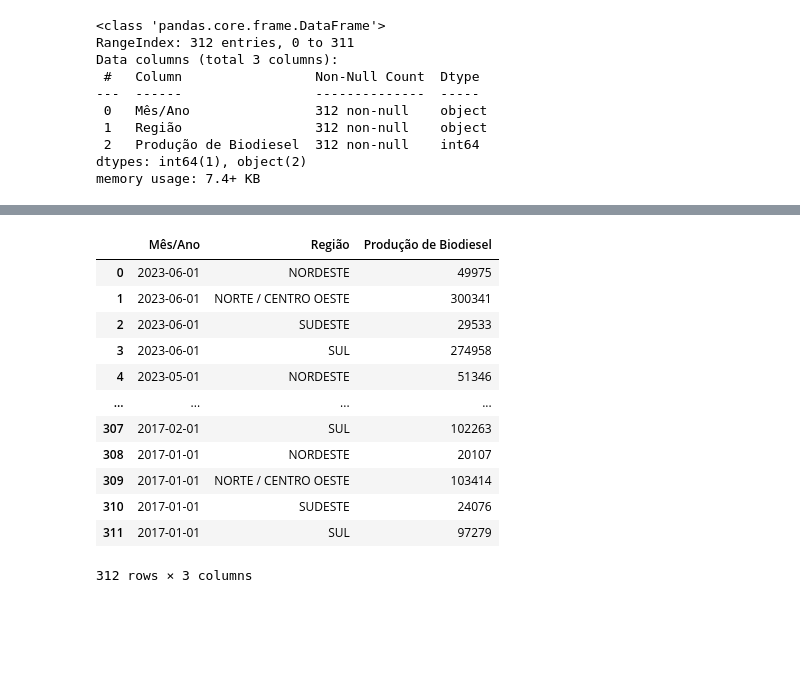
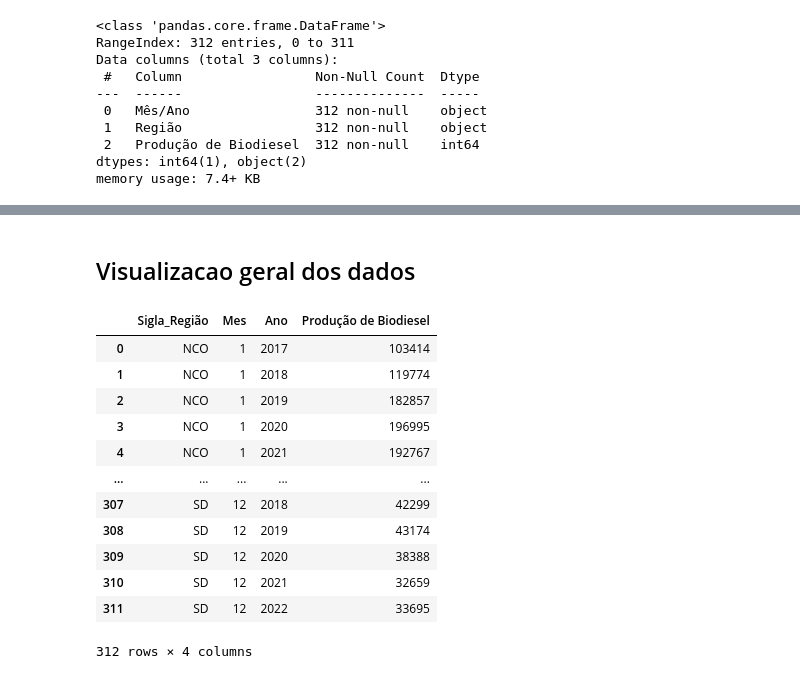
Before and after one commit to reginaldocunha/pythonprojects, a Jupyter notebook: Prod_biodiesel.ipynb, the cells around one changed output, grey strips where cells are left out. Drawn from its saved outputs; the diff is of its cells as text; code cells hidden in the pictures; blank space fills up the shorter version.

```diff
--- a/Prod_biodiesel.ipynb
+++ b/Prod_biodiesel.ipynb
@@ -34,2 +46,3 @@ memory usage: 7.4+ KB
 # %%
-dfP1["Mês/Ano"] = pd.to_datetime(dfP1["Mês/Ano"])
+#Convert "object" column to datetime
+df_biodiesel["Mês/Ano"] = pd.to_datetime(df_biodiesel["Mês/Ano"], format='%m/%Y')
@@ -35,0 +54,21 @@ dfP1["Mês/Ano"] = pd.to_datetime(dfP1["Mês/Ano"])
+# %%
+#Funcao para criar as siglas das regioes
+def sigla_regiao (Região):
+    if 'NORDESTE' in Região:
+        return 'NE'
+    elif 'NORTE / CENTRO OESTE' in Região:
+        return 'NCO'
+    elif 'SUDESTE' in Região:
+        return 'SD'
+    elif 'SUL' in Região:
+        return 'S'
+    else:
+        return 'Verify'
+# %%
+#Cria a coluna 'Sigla_Regiao' aplicando a funcao sigla_regiao
+df_biodiesel['Sigla_Região'] = df_biodiesel['Região'].apply(sigla_regiao)
+# %%
+#Cria as colunas Mes e Ano
+df_biodiesel['Mes'] = df_biodiesel['Mês/Ano'].dt.month
+df_biodiesel['Ano'] = df_biodiesel['Mês/Ano'].dt.year
+df_biodiesel
@@ -36,16 +89,22 @@ dfP1["Mês/Ano"] = pd.to_datetime(dfP1["Mês/Ano"])
+# %% [markdown]
+## Visualizacao geral dos dados
 # %%
-dfP1
+#Acumular os dados por mes e ano
+Prod_MesAno = df_biodiesel.groupby(['Sigla_Região', 'Mes', 'Ano'])['Produção de Biodiesel'].sum().reset_index()
+Prod_MesAno
+#Prod_MesAno.drop(['Mes'], axis=1, inplace=True) #Excluir coluna Mes de Prod_regiao
+#Prod_MesAno.drop(['Ano'], axis=1, inplace=True) #Excluir coluna Ano de Prod_regiao
 # %% [output]
-|  | Mês/Ano | Região | Produção de Biodiesel |
-| 0 | 2023-06-01 | NORDESTE | 49975 |
-| 1 | 2023-06-01 | NORTE / CENTRO OESTE | 300341 |
-| 2 | 2023-06-01 | SUDESTE | 29533 |
-| 3 | 2023-06-01 | SUL | 274958 |
-| 4 | 2023-05-01 | NORDESTE | 51346 |
-| ... | ... | ... | ... |
-| 307 | 2017-02-01 | SUL | 102263 |
-| 308 | 2017-01-01 | NORDESTE | 20107 |
-| 309 | 2017-01-01 | NORTE / CENTRO OESTE | 103414 |
-| 310 | 2017-01-01 | SUDESTE | 24076 |
-| 311 | 2017-01-01 | SUL | 97279 |
+|  | Sigla_Região | Mes | Ano | Produção de Biodiesel |
+| 0 | NCO | 1 | 2017 | 103414 |
+| 1 | NCO | 1 | 2018 | 119774 |
+| 2 | NCO | 1 | 2019 | 182857 |
+| 3 | NCO | 1 | 2020 | 196995 |
+| 4 | NCO | 1 | 2021 | 192767 |
+| ... | ... | ... | ... | ... |
+| 307 | SD | 12 | 2018 | 42299 |
+| 308 | SD | 12 | 2019 | 43174 |
+| 309 | SD | 12 | 2020 | 38388 |
+| 310 | SD | 12 | 2021 | 32659 |
+| 311 | SD | 12 | 2022 | 33695 |
-312 rows × 3 columns
+312 rows × 4 columns
```
Also changed, not shown: parts of 30 cells of this notebook.
